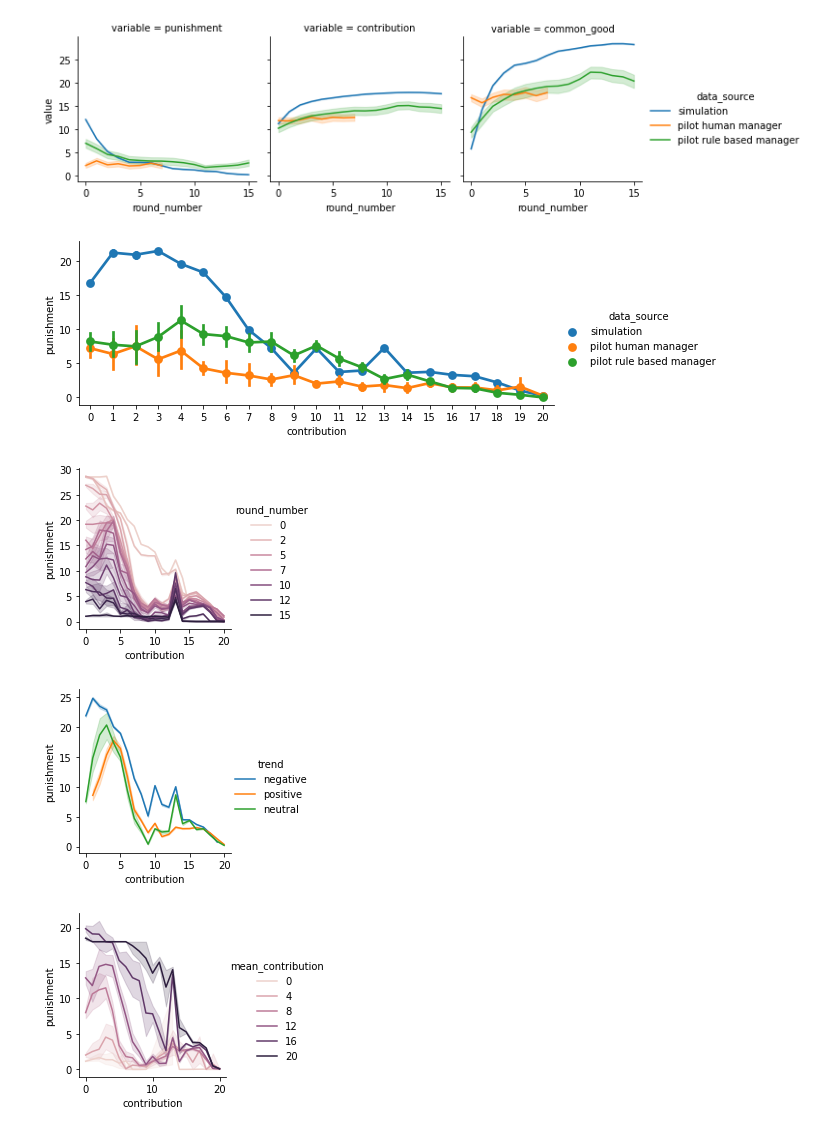
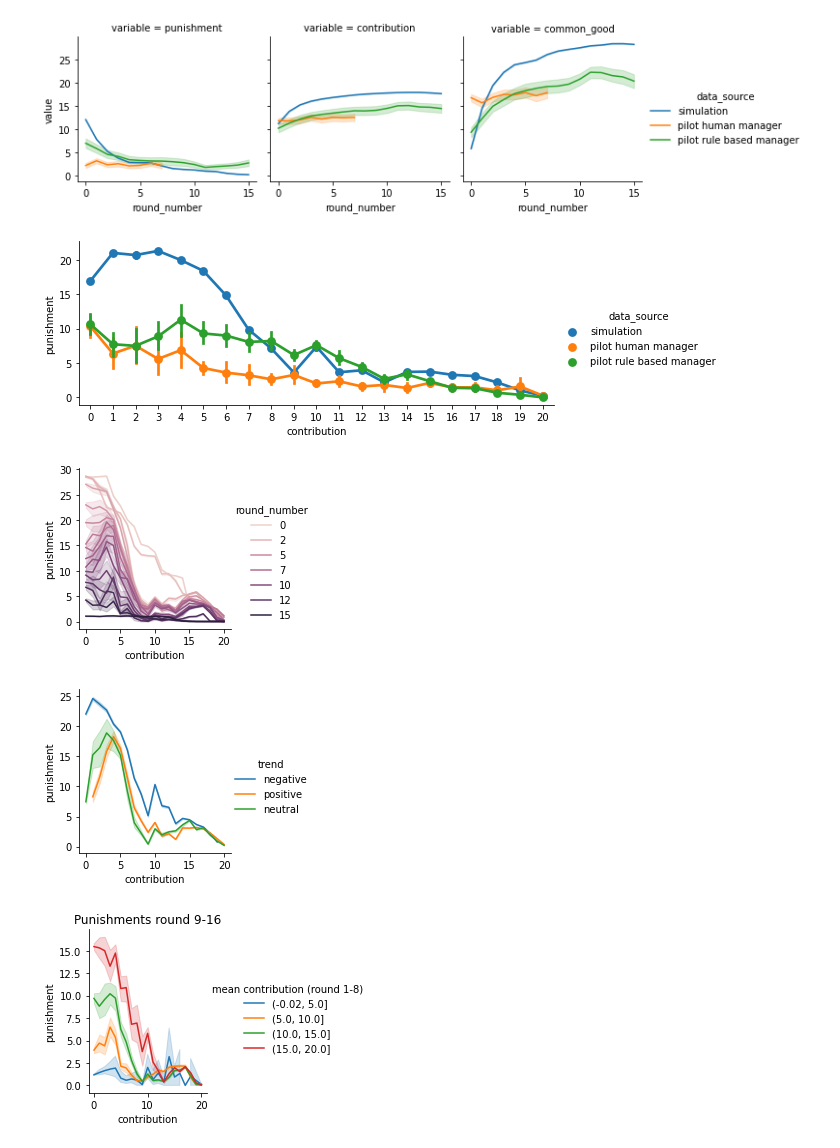
Before and after one commit to center-for-humans-and-machines/algorithmic-institutions, a Jupyter notebook: notebooks/test_manager/simulate_ah_om.ipynb, the cells around one changed output. Cells and saved outputs as stored; diff of their text form; code cells hidden in the pictures.

```diff
--- a/notebooks/test_manager/simulate_ah_om.ipynb
+++ b/notebooks/test_manager/simulate_ah_om.ipynb
@@ -73,10 +73,10 @@ columns = ['round_number','participant_code']
 punishments = using_multiindex(recorder.memory['punishments'][0].numpy(), columns=columns, value_name='punishment')
 common_good = using_multiindex(recorder.memory['common_good'][0].numpy(), columns=columns, value_name='common_good')
 contributions = using_multiindex(recorder.memory['contributions'][0].numpy(), columns=columns, value_name='contribution')
+valid = using_multiindex(recorder.memory['valid'][0].numpy(), columns=columns, value_name='valid')
 prev_contributions = using_multiindex(recorder.memory['prev_contributions'][0].numpy(), columns=columns, value_name='prev_contribution')
 
-
-df_sim = punishments.merge(common_good).merge(contributions).merge(prev_contributions)
+df_sim = punishments.merge(common_good).merge(contributions).merge(prev_contributions).merge(valid)
 df_sim['data_source'] = 'simulation'
 df_sim['trend'] = 'neutral'
 df_sim.loc[(df_sim['prev_contribution'] > df_sim['contribution']), 'trend'] = 'negative'
@@ -94,7 +94,8 @@ df_pilot = pd.read_csv(data_file)
 
 df_pilot['data_source'] = df_pilot['experiment_name'].map(experiment_name_map)
 df_pilot['common_good'] = df_pilot['common_good'] / 4
-df_pilot = df_pilot[['round_number', 'common_good', 'contribution', 'participant_code', 'punishment', 'data_source']]
+df_pilot['valid'] = df_pilot['player_no_input'] == 0
+df_pilot = df_pilot[['round_number', 'common_good', 'contribution', 'valid', 'participant_code', 'punishment', 'data_source']]
 
 
 df = pd.concat([df_sim, df_pilot]).reset_index(drop=True)
@@ -102,6 +103,8 @@ df = pd.concat([df_sim, df_pilot]).reset_index(drop=True)
 dfm = df.melt(
     id_vars=['round_number', 'participant_code', 'data_source', 'prev_contribution', 'trend'],
     value_vars=['punishment', 'contribution', 'common_good'])
+
+df_sim_valid = df_sim[df_sim['valid']]
 # %%
 g = sns.relplot(
     data=dfm,
@@ -118,8 +121,10 @@ g.savefig(os.path.join(plot_folder, 'comparison_pilot.jpg'))
 [figure]
 # %%
 df['contribution'] = df['contribution'].astype(int)
+w = df['valid']
+
 g = sns.catplot(
-    data=df,
+    data=df[w],
     x="contribution",
     y="punishment",
     hue='data_source',
@@ -129,10 +134,10 @@ g = sns.catplot(
 
 g.savefig(os.path.join(plot_folder, 'comparison_pilot_policy.jpg'))
 # %% [output]
-[figure, old version]
+[figure, new version]
 # %%
 g = sns.relplot(
-    data=df_sim,
+    data=df_sim_valid,
     x="contribution",
     y="punishment",
     hue='round_number',
@@ -142,10 +147,13 @@ g = sns.relplot(
 
 g.savefig(os.path.join(plot_folder, 'policy_round_number.jpg'))
 # %% [output]
-[figure, old version]
+[figure, new version]
 # %%
+w = df_sim['valid']
+
+
 g = sns.relplot(
-    data=df_sim,
+    data=df_sim_valid,
     x="contribution",
     y="punishment",
     hue='trend',
@@ -153,24 +161,30 @@ g = sns.relplot(
     height=3, aspect=1,
 )
 # %% [output]
-[figure, old version]
+[figure, new version]
 # %%
-df_sim['mean_contribution'] = df_sim.groupby(['participant_code'])['prev_contribution'].cumsum() / df_sim.groupby(['participant_code'])['prev_contribution'].cumcount()
+df_sim_valid = df_sim_valid.copy()
+df_sim_valid['mean contribution (round 1-8)'] = ((
+    df_sim_valid.groupby(['participant_code'])['contribution'].cumsum() - df_sim_valid['contribution'])
+    / df_sim_valid.groupby(['participant_code'])['contribution'].cumcount())
 # %%
-dfs = df_sim.replace([np.inf, -np.inf], np.nan)
-dfs = dfs[~dfs['mean_contribution'].isnull()]
-dfs['mean_contribution'] = (dfs['mean_contribution'] / 4).astype(int) * 4
+dfs = df_sim_valid.replace([np.inf, -np.inf], np.nan)
+dfs = dfs[~dfs['mean contribution (round 1-8)'].isnull()]
+dfs['mean contribution (round 1-8)'] = pd.cut(dfs['mean contribution (round 1-8)'], 4)
 # %%
-dfs = dfs[(dfs['round_number'] > 8) & (dfs['round_number'] <= 12)]
+dfs = dfs[(dfs['round_number'] > 8)]
 # %%
 g = sns.relplot(
     data=dfs,
     x="contribution",
     y="punishment",
-    hue='mean_contribution',
+    hue='mean contribution (round 1-8)',
     kind="line",
     height=3, aspect=1,
 )
+
+g.set(title='Punishments round 9-16')
+
 g.savefig(os.path.join(plot_folder, 'policy_prev_contribution.jpg'))
 # %% [output]
-[figure, old version]
+[figure, new version]
```
Also changed, not shown: 7 other files.
